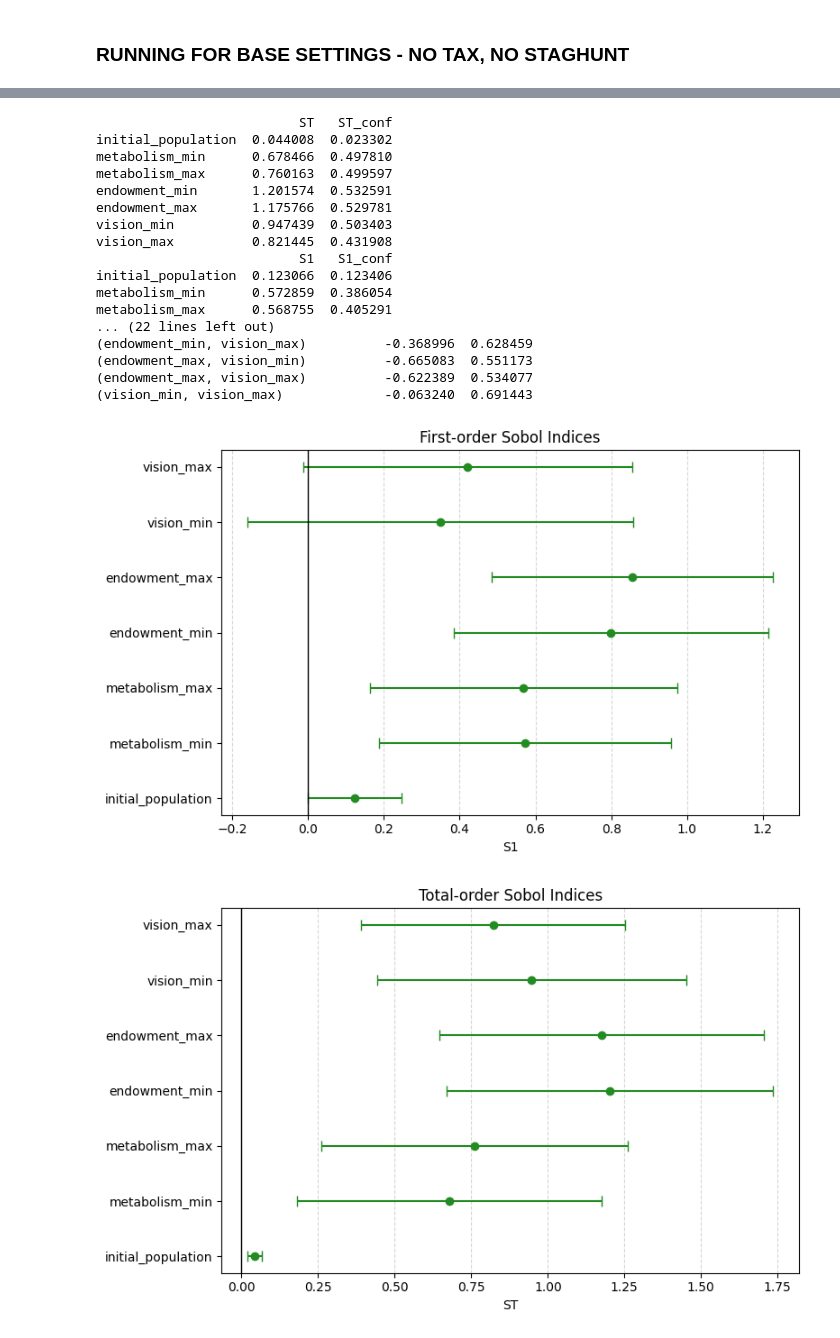
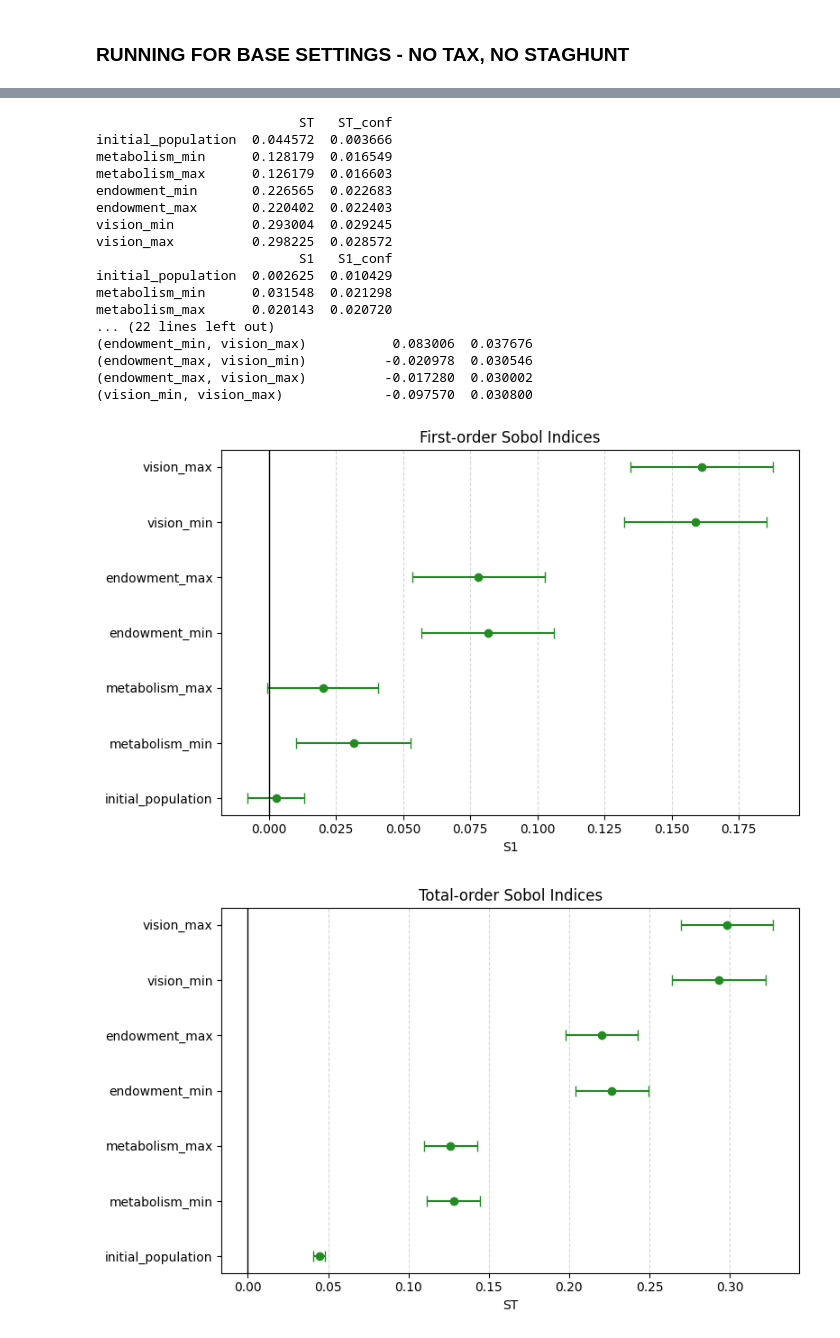
Before and after one commit to imaanb/ABM, a Jupyter notebook: final_gsa.ipynb, the cells around one changed output, grey strips where cells are left out. Cells and saved outputs as stored; diff of their text form; code cells hidden in the pictures.

```diff
--- a/final_gsa.ipynb
+++ b/final_gsa.ipynb
@@ -177,8 +177,8 @@ record = {
 }
 all_records.append(record)
 
-with open("sobol_none_tax_no_staghunt_test.pkl", "wb") as f:
+with open("sobol_none_tax_no_staghunt_FINAL.pkl", "wb") as f:
     pickle.dump(record, f)
 
-print(f"Saved sobol_none_tax_no_staghunt_test.pkl with {len(results)} runs")
+print(f"Saved sobol_none_tax_no_staghunt_FINAL.pkl with {len(results)} runs")
 # %% [output]
@@ -207,10 +203,22 @@ Saved sobol_none_tax_no_staghunt_test.pkl with 288 runs
 # %%
-with open("sobol_none_tax_no_staghunt_test.pkl", "rb") as f:
+with open("sobol_none_tax_no_staghunt_FINAL.pkl", "rb") as f:
     record = pickle.load(f)
 
 # Unpack inputs
 X = record["samples"]
-Y = np.array([r["Gini"] for r in record["results"]])
+results = record["results"]
+
+# Calculate expected dimensions first
+n_samples = len(X)
+n_replicates = len(results) // n_samples
+
+# Aggregate results by taking mean across replicates for each sample
+Y_all = np.array([r["Gini"] for r in results])
+
+# Reshape and take mean across replicates
+Y = Y_all.reshape(n_samples, n_replicates).mean(axis=1)
+
+print(f"X shape: {X.shape}, Y shape: {Y.shape}")
 
 Si = sobol_analyze.analyze(
     problem,
@@ -233,46 +241,46 @@ def plot_sobol_indices(Si, index_type='S1', title='Sobol Sensitivity Indices'):
     plt.title(title)
     plt.tight_layout()
     plt.show()
 
 def plot_sobol_indices_horizontal(Si, index_type='S1', title='First order sensitivity'):
     indices = Si[index_type]
     errors = Si[index_type + '_conf']
     labels = problem['names']
 
     y = np.arange(len(indices))
 
     plt.figure(figsize=(8, 5))
     plt.errorbar(indices, y, xerr=errors, fmt='o', color='forestgreen', ecolor='forestgreen', capsize=4)
     plt.axvline(x=0.0, color='black', linewidth=1)
 
     plt.yticks(y, labels)
     plt.xlabel(index_type)
     plt.title(title)
     plt.grid(axis='x', linestyle='--', alpha=0.5)
     plt.tight_layout()
     plt.show()
 # First-order (S1)
 plot_sobol_indices_horizontal(Si, 'S1', title='First-order Sobol Indices')
 
 # Total-order (ST)
 plot_sobol_indices_horizontal(Si, 'ST', title='Total-order Sobol Indices')
 # %% [output]
                           ST   ST_conf
-initial_population  0.044008  0.023302
-metabolism_min      0.678466  0.497810
-metabolism_max      0.760163  0.499597
-endowment_min       1.201574  0.532591
-endowment_max       1.175766  0.529781
-vision_min          0.947439  0.503403
-vision_max          0.821445  0.431908
+initial_population  0.044572  0.003666
+metabolism_min      0.128179  0.016549
+metabolism_max      0.126179  0.016603
+endowment_min       0.226565  0.022683
+endowment_max       0.220402  0.022403
+vision_min          0.293004  0.029245
+vision_max          0.298225  0.028572
                           S1   S1_conf
-initial_population  0.123066  0.123406
-metabolism_min      0.572859  0.386054
-metabolism_max      0.568755  0.405291
+initial_population  0.002625  0.010429
+metabolism_min      0.031548  0.021298
+metabolism_max      0.020143  0.020720
 ... (22 lines left out)
-(endowment_min, vision_max)          -0.368996  0.628459
-(endowment_max, vision_min)          -0.665083  0.551173
-(endowment_max, vision_max)          -0.622389  0.534077
-(vision_min, vision_max)             -0.063240  0.691443
+(endowment_min, vision_max)           0.083006  0.037676
+(endowment_max, vision_min)          -0.020978  0.030546
+(endowment_max, vision_max)          -0.017280  0.030002
+(vision_min, vision_max)             -0.097570  0.030800
-[figure, old version]
+[figure, new version]
-[figure, old version]
+[figure, new version]
```
Also changed, not shown: parts of 2 cells of this notebook, 14 other files.
